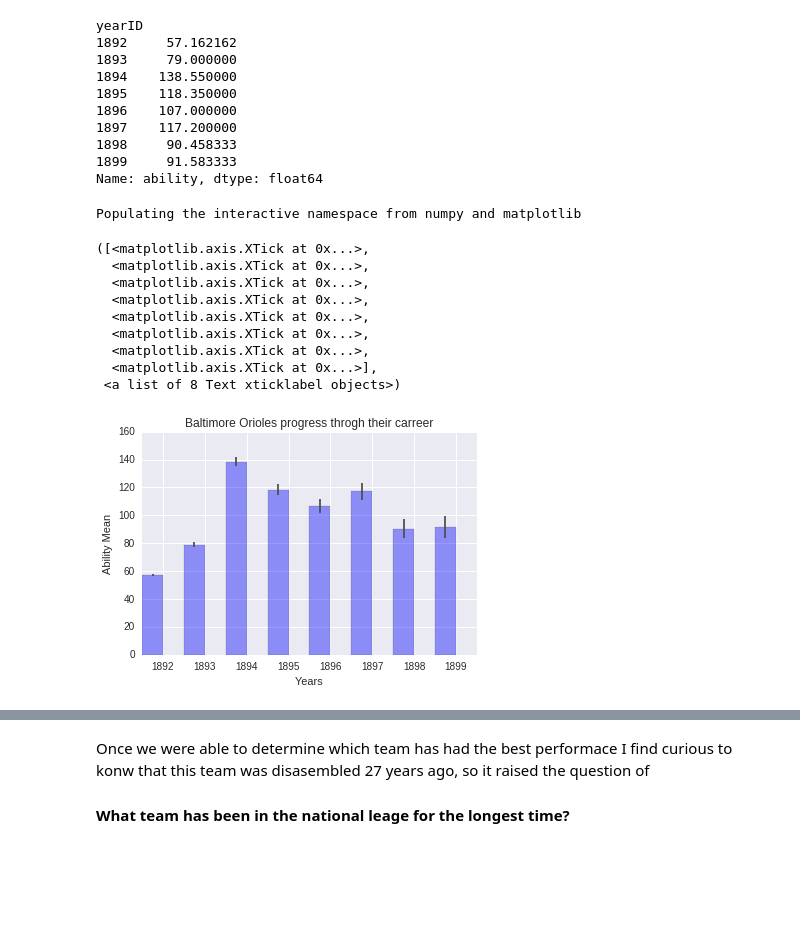
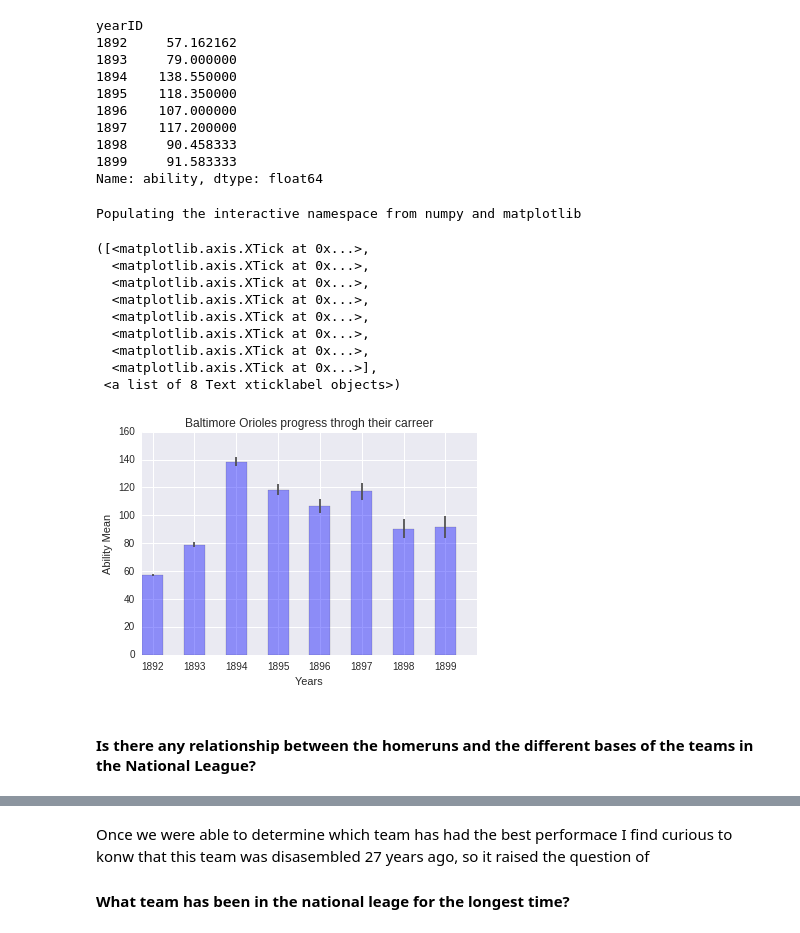
Before and after one commit to nachoferre/Udacity-data-analysis-P2, a Jupyter notebook: Project 2.ipynb, the cells around one changed output, grey strips where cells are left out. Cells and saved outputs as stored; diff of their text form; code cells hidden in the pictures; blank space fills up the shorter version.

```diff
--- a/Project 2.ipynb
+++ b/Project 2.ipynb
@@ -224,30 +233,32 @@ Name: ability, dtype: float64
 # %%
 # Now we need to show this information in a graph
 %pylab inline
 index = np.arange(len(batting_team_BLN_year_mean))
 bar_width = 0.5
 index_graph = (1, 2, 3, 4, 5, 6, 7, 8)
 opacity = 0.4
 error_config = {'ecolor': '0.3'}
 plt.bar(index, batting_team_BLN_year_mean, bar_width,
                  alpha=opacity,
                  color='b',
                  yerr=index_graph,
                  error_kw=error_config,
                  label='year')
 plt.xlabel('Years')
 plt.ylabel('Ability Mean')
 plt.title('Baltimore Orioles progress throgh their carreer')
-plt.xticks(index + bar_width, batting_team_BLN_year_mean.index)
+plt.xticks(index + bar_width/2, batting_team_BLN_year_mean.index)
 # %% [output]
 Populating the interactive namespace from numpy and matplotlib
 ([<matplotlib.axis.XTick at 0x...>,
   <matplotlib.axis.XTick at 0x...>,
   <matplotlib.axis.XTick at 0x...>,
   <matplotlib.axis.XTick at 0x...>,
   <matplotlib.axis.XTick at 0x...>,
   <matplotlib.axis.XTick at 0x...>,
   <matplotlib.axis.XTick at 0x...>,
   <matplotlib.axis.XTick at 0x...>],
  <a list of 8 Text xticklabel objects>)
-[figure, old version]
+[figure, new version]
+# %% [markdown]
+#### Is there any relationship between the homeruns and the different bases of the teams in the National League?
```
Also changed, not shown: parts of 21 cells of this notebook.
